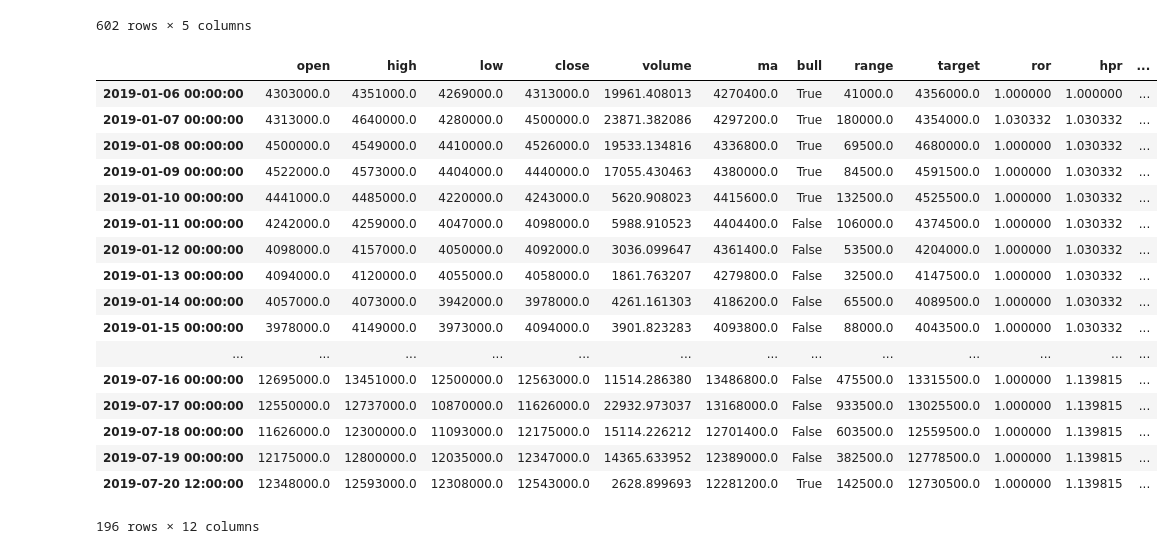
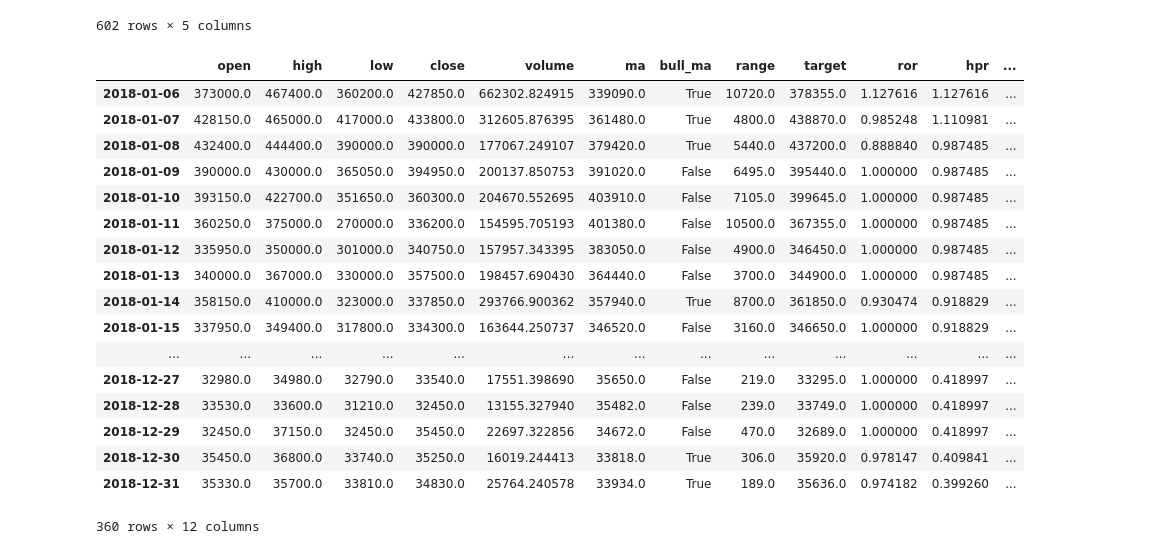
Before and after one commit to smarthun0106/mycoin, a Jupyter notebook: back_testing_result/back_testing_02.ipynb, the cells around one changed output. Drawn from its saved outputs; the diff is of its cells as text; code cells hidden in the pictures.

```diff
--- a/back_testing_result/back_testing_02.ipynb
+++ b/back_testing_result/back_testing_02.ipynb
@@ -90,41 +90,41 @@ def test_03(date, ticker, ma_k):
     df = pybithumb.get_ohlcv(ticker)
     df = df[date]
     df['ma'] = df['close'].rolling(window=ma_k).mean().shift(1)
-    df['bull'] = df['open'] > df['ma']
+    df['bull_ma'] = df['open'] > df['ma']
 
-
-    df['range'] = (df['high'] - df['low']) * 0.5
+    df['range'] = (df['high'] - df['low']) * 0.1
     df['target'] = df['open'] + df['range'].shift(1)
 
     df.dropna(inplace=True)
 
 
     fee = 0.0032
-    df['ror'] = np.where((df['high'] > df['target']) & df['bull'],
+    df['ror'] = np.where((df['high'] > df['target']) & df['bull_ma'],
                          df['close']/df['target'] - fee,
                          1)
+
     df['hpr'] = df['ror'].cumprod()
     df['dd'] = (df['hpr'].cummax() - df['hpr']) / df['hpr'].cummax() * 100
 
     return df
 # %%
-test_03('2019', 'BTC', 5)
+test_03('2018', 'LTC', 5)
 # %% [output]
-|  | open | high | low | close | volume | ma | bull | range | target | ror | hpr | ... |
-| 2019-01-06 00:00:00 | 4303000.0 | 4351000.0 | 4269000.0 | 4313000.0 | 19961.408013 | 4270400.0 | True | 41000.0 | 4356000.0 | 1.000000 | 1.000000 | ... |
-| 2019-01-07 00:00:00 | 4313000.0 | 4640000.0 | 4280000.0 | 4500000.0 | 23871.382086 | 4297200.0 | True | 180000.0 | 4354000.0 | 1.030332 | 1.030332 | ... |
-| 2019-01-08 00:00:00 | 4500000.0 | 4549000.0 | 4410000.0 | 4526000.0 | 19533.134816 | 4336800.0 | True | 69500.0 | 4680000.0 | 1.000000 | 1.030332 | ... |
-| 2019-01-09 00:00:00 | 4522000.0 | 4573000.0 | 4404000.0 | 4440000.0 | 17055.430463 | 4380000.0 | True | 84500.0 | 4591500.0 | 1.000000 | 1.030332 | ... |
-| 2019-01-10 00:00:00 | 4441000.0 | 4485000.0 | 4220000.0 | 4243000.0 | 5620.908023 | 4415600.0 | True | 132500.0 | 4525500.0 | 1.000000 | 1.030332 | ... |
-| 2019-01-11 00:00:00 | 4242000.0 | 4259000.0 | 4047000.0 | 4098000.0 | 5988.910523 | 4404400.0 | False | 106000.0 | 4374500.0 | 1.000000 | 1.030332 | ... |
-| 2019-01-12 00:00:00 | 4098000.0 | 4157000.0 | 4050000.0 | 4092000.0 | 3036.099647 | 4361400.0 | False | 53500.0 | 4204000.0 | 1.000000 | 1.030332 | ... |
-| 2019-01-13 00:00:00 | 4094000.0 | 4120000.0 | 4055000.0 | 4058000.0 | 1861.763207 | 4279800.0 | False | 32500.0 | 4147500.0 | 1.000000 | 1.030332 | ... |
-| 2019-01-14 00:00:00 | 4057000.0 | 4073000.0 | 3942000.0 | 3978000.0 | 4261.161303 | 4186200.0 | False | 65500.0 | 4089500.0 | 1.000000 | 1.030332 | ... |
-| 2019-01-15 00:00:00 | 3978000.0 | 4149000.0 | 3973000.0 | 4094000.0 | 3901.823283 | 4093800.0 | False | 88000.0 | 4043500.0 | 1.000000 | 1.030332 | ... |
+|  | open | high | low | close | volume | ma | bull_ma | range | target | ror | hpr | ... |
+| 2018-01-06 | 373000.0 | 467400.0 | 360200.0 | 427850.0 | 662302.824915 | 339090.0 | True | 10720.0 | 378355.0 | 1.127616 | 1.127616 | ... |
+| 2018-01-07 | 428150.0 | 465000.0 | 417000.0 | 433800.0 | 312605.876395 | 361480.0 | True | 4800.0 | 438870.0 | 0.985248 | 1.110981 | ... |
+| 2018-01-08 | 432400.0 | 444400.0 | 390000.0 | 390000.0 | 177067.249107 | 379420.0 | True | 5440.0 | 437200.0 | 0.888840 | 0.987485 | ... |
+| 2018-01-09 | 390000.0 | 430000.0 | 365050.0 | 394950.0 | 200137.850753 | 391020.0 | False | 6495.0 | 395440.0 | 1.000000 | 0.987485 | ... |
+| 2018-01-10 | 393150.0 | 422700.0 | 351650.0 | 360300.0 | 204670.552695 | 403910.0 | False | 7105.0 | 399645.0 | 1.000000 | 0.987485 | ... |
+| 2018-01-11 | 360250.0 | 375000.0 | 270000.0 | 336200.0 | 154595.705193 | 401380.0 | False | 10500.0 | 367355.0 | 1.000000 | 0.987485 | ... |
+| 2018-01-12 | 335950.0 | 350000.0 | 301000.0 | 340750.0 | 157957.343395 | 383050.0 | False | 4900.0 | 346450.0 | 1.000000 | 0.987485 | ... |
+| 2018-01-13 | 340000.0 | 367000.0 | 330000.0 | 357500.0 | 198457.690430 | 364440.0 | False | 3700.0 | 344900.0 | 1.000000 | 0.987485 | ... |
+| 2018-01-14 | 358150.0 | 410000.0 | 323000.0 | 337850.0 | 293766.900362 | 357940.0 | True | 8700.0 | 361850.0 | 0.930474 | 0.918829 | ... |
+| 2018-01-15 | 337950.0 | 349400.0 | 317800.0 | 334300.0 | 163644.250737 | 346520.0 | False | 3160.0 | 346650.0 | 1.000000 | 0.918829 | ... |
 | ... | ... | ... | ... | ... | ... | ... | ... | ... | ... | ... | ... | ... |
-| 2019-07-16 00:00:00 | 12695000.0 | 13451000.0 | 12500000.0 | 12563000.0 | 11514.286380 | 13486800.0 | False | 475500.0 | 13315500.0 | 1.000000 | 1.139815 | ... |
-| 2019-07-17 00:00:00 | 12550000.0 | 12737000.0 | 10870000.0 | 11626000.0 | 22932.973037 | 13168000.0 | False | 933500.0 | 13025500.0 | 1.000000 | 1.139815 | ... |
-| 2019-07-18 00:00:00 | 11626000.0 | 12300000.0 | 11093000.0 | 12175000.0 | 15114.226212 | 12701400.0 | False | 603500.0 | 12559500.0 | 1.000000 | 1.139815 | ... |
-| 2019-07-19 00:00:00 | 12175000.0 | 12800000.0 | 12035000.0 | 12347000.0 | 14365.633952 | 12389000.0 | False | 382500.0 | 12778500.0 | 1.000000 | 1.139815 | ... |
-| 2019-07-20 12:00:00 | 12348000.0 | 12593000.0 | 12308000.0 | 12543000.0 | 2628.899693 | 12281200.0 | True | 142500.0 | 12730500.0 | 1.000000 | 1.139815 | ... |
+| 2018-12-27 | 32980.0 | 34980.0 | 32790.0 | 33540.0 | 17551.398690 | 35650.0 | False | 219.0 | 33295.0 | 1.000000 | 0.418997 | ... |
+| 2018-12-28 | 33530.0 | 33600.0 | 31210.0 | 32450.0 | 13155.327940 | 35482.0 | False | 239.0 | 33749.0 | 1.000000 | 0.418997 | ... |
+| 2018-12-29 | 32450.0 | 37150.0 | 32450.0 | 35450.0 | 22697.322856 | 34672.0 | False | 470.0 | 32689.0 | 1.000000 | 0.418997 | ... |
+| 2018-12-30 | 35450.0 | 36800.0 | 33740.0 | 35250.0 | 16019.244413 | 33818.0 | True | 306.0 | 35920.0 | 0.978147 | 0.409841 | ... |
+| 2018-12-31 | 35330.0 | 35700.0 | 33810.0 | 34830.0 | 25764.240578 | 33934.0 | True | 189.0 | 35636.0 | 0.974182 | 0.399260 | ... |
-196 rows × 12 columns
+360 rows × 12 columns
```
Also changed, not shown: 3 other files.
